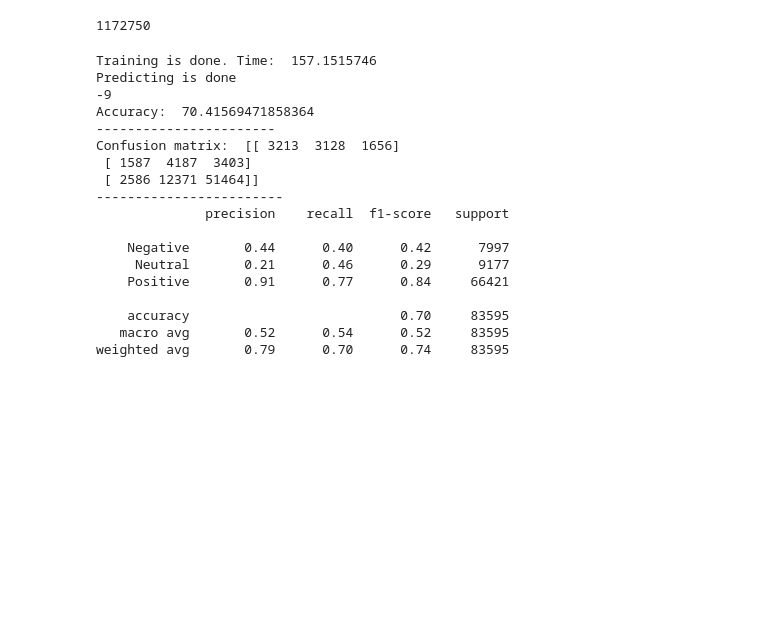
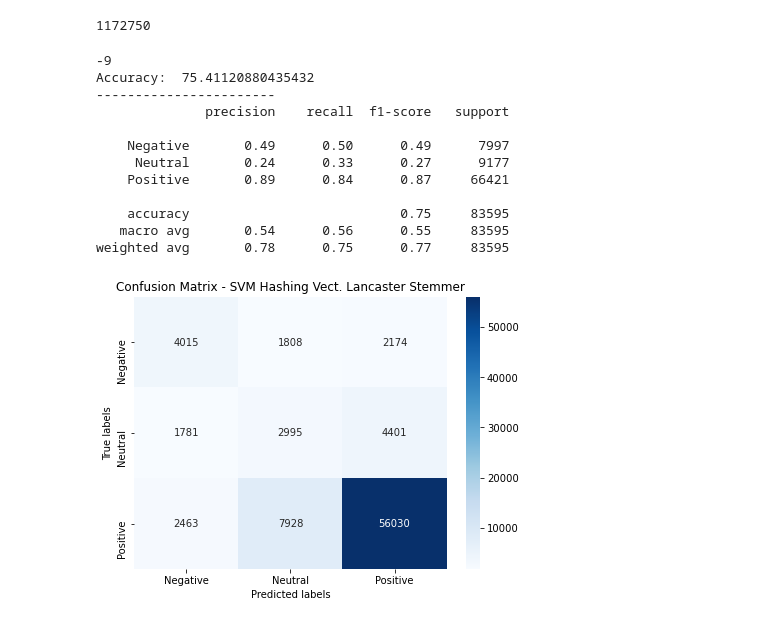
Before and after one commit to ChristosDeretzis/Sentence-Level-Sentiment-Analysis-Thesis, a Jupyter notebook: [Stemming]SVM_HashingVectorizer_LancasterStemmer.ipynb, the cells around one changed output. Cells and saved outputs as stored; diff of their text form; code cells hidden in the pictures; blank space fills up the shorter version.

```diff
--- a/[Stemming]SVM_HashingVectorizer_LancasterStemmer.ipynb
+++ b/[Stemming]SVM_HashingVectorizer_LancasterStemmer.ipynb
@@ -114,12 +114,5 @@ all_sentences = Train_X + Test_X
 len(df)
 # %% [output]
 1172750
-# %%
-# Encoding of label
-Encoder = LabelEncoder()
-Train_Y = Encoder.fit_transform(Train_Y)
-Test_Y = Encoder.fit_transform(Test_Y)
-Train_Y_review = Encoder.fit_transform(Train_Y_review)
-Test_Y_review = Encoder.fit_transform(Test_Y_review)
 # %%
 # Word Vectorization
@@ -134,9 +126,9 @@ X_SMOTE, y_SMOTE = oversample.fit_resample(Train_X_Hashing, Train_Y)
 # %%
 def find_Max_Element(scores):
     c = Counter(scores)
-    negatives = c[0]
-    neutral = c[1]
-    positives = c[2]
+    negatives = c[-1]
+    neutral = c[0]
+    positives = c[1]
 
     if(scores[0] == -1):
         negatives += 1
@@ -156,11 +148,11 @@ def find_Max_Element(scores):
     if(neutral == positives and neutral > negatives and positives > negatives):
         max_element = 1
     elif (neutral == negatives and neutral > positives and negatives > positives):
-        max_element = 1
+        max_element = -1
     elif (neutral == negatives and negatives == positives):
-        max_element = 1
+        max_element = 0
     elif (positives == negatives and positives > neutral and negatives > neutral) :
-        max_element = 1
+        max_element = 0
     else:
         max_element = max(set(scores), key = scores.count)
 
@@ -168,23 +160,13 @@ def find_Max_Element(scores):
 #     return  max(set(scores), key = scores.count)
 # %%
 # Support Vector Machine with linear cernel
-
 from sklearn.svm import LinearSVC
-import timeit
-
-start = timeit.default_timer()
 
 # Train the classifier
 clf = LinearSVC(random_state=0, tol=1e-5)
 clf.fit(X_SMOTE, y_SMOTE)
 
-stop = timeit.default_timer()
-
-print("Training is done. Time: ", (stop-start))
-
 predictions_SVM = clf.predict(Test_X_Hashing)
-
-print("Predicting is done")
 
 # Get grades by review
 predicted_scores_frame = pd.DataFrame(np.column_stack([Test_index, predictions_SVM, Test_Y]),
@@ -198,48 +180,49 @@ scores_by_review_frame = predicted_scores_frame.groupby('review Index')['predict
 majority_scores =  scores_by_review_frame.apply(find_Max_Element)
 predicted_scores = list(majority_scores)
 
 # for each review get its actual score
 actual_scores_frame = predicted_scores_frame.groupby('review Index')['actual'].first()
 actual_scores = list(actual_scores_frame)
 
 # get all indexes
 review_indexes = predicted_scores_frame['review Index'].unique()
 
 # Calculate Accuracy
 accuracy = accuracy_score(predicted_scores, actual_scores)*100
 print("Accuracy: ", accuracy)
 print("-----------------------")
 
 # Confusion Matrix
 cm = confusion_matrix(actual_scores, predicted_scores)
-print("Confusion matrix: ", cm)
-print("------------------------")
+plt.figure(figsize = (7,5))
+ax = plt.subplot()
+sns.heatmap(cm, annot=True, cmap='Blues', fmt='g',ax=ax)
+ax.set_xlabel('Predicted labels');
+ax.set_ylabel('True labels');
+ax.set_title('Confusion Matrix - SVM Hashing Vect. Lancaster Stemmer');
+ax.xaxis.set_ticklabels(['Negative', 'Neutral', 'Positive']);
+ax.yaxis.set_ticklabels(['Negative', 'Neutral', 'Positive']);
 
 # Classification Report
 my_tags = ['Negative','Neutral','Positive']
 print(classification_report(actual_scores, predicted_scores, target_names=my_tags))
 report = classification_report(actual_scores, predicted_scores, target_names=my_tags, output_dict=True);
 clsf_report = pd.DataFrame(report).transpose()
 clsf_report.to_csv('reports/SVM_HashingVectorizer_Lancaster.csv', index= True)
 # %% [output]
-Training is done. Time:  157.1515746
-Predicting is done
 -9
-Accuracy:  70.41569471858364
+Accuracy:  75.41120880435432
 -----------------------
-Confusion matrix:  [[ 3213  3128  1656]
- [ 1587  4187  3403]
- [ 2586 12371 51464]]
-------------------------
               precision    recall  f1-score   support
 
-    Negative       0.44      0.40      0.42      7997
-     Neutral       0.21      0.46      0.29      9177
-    Positive       0.91      0.77      0.84     66421
+    Negative       0.49      0.50      0.49      7997
+     Neutral       0.24      0.33      0.27      9177
+    Positive       0.89      0.84      0.87     66421
 
-    accuracy                           0.70     83595
-   macro avg       0.52      0.54      0.52     83595
-weighted avg       0.79      0.70      0.74     83595
+    accuracy                           0.75     83595
+   macro avg       0.54      0.56      0.55     83595
+weighted avg       0.78      0.75      0.77     83595
+[figure, added]
 # %%
 # write indexes of false classified reviews to a txt file
 
```
Also changed, not shown: parts of 3 cells of this notebook, 36 other files.
